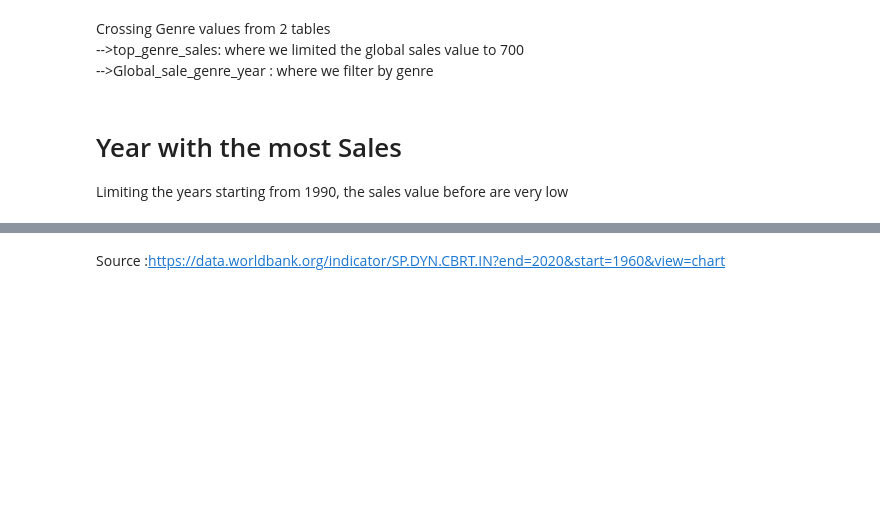
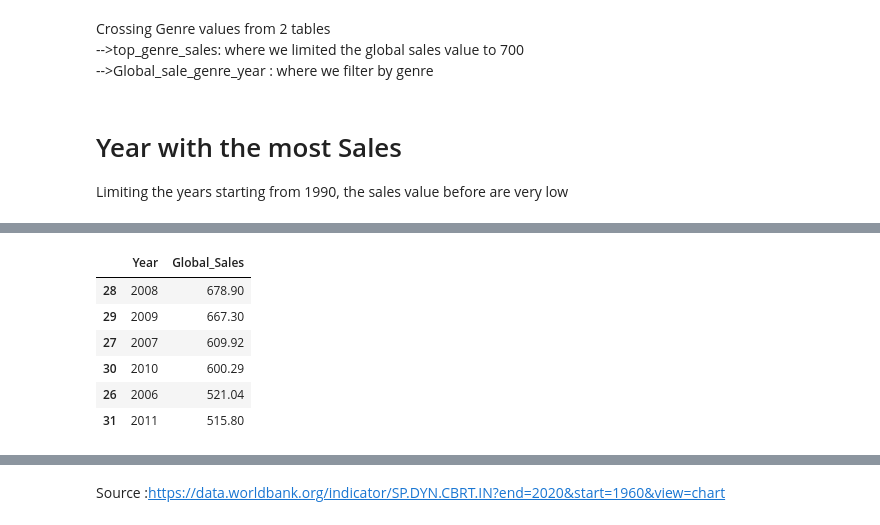
Before and after one commit to KirbyDream/APi_project, a Jupyter notebook: cleaning_VG.ipynb, the cells around one changed output, grey strips where cells are left out. Drawn from its saved outputs; the diff is of its cells as text; code cells hidden in the pictures; blank space fills up the shorter version.

```diff
--- a/cleaning_VG.ipynb
+++ b/cleaning_VG.ipynb
@@ -252,3 +328,16 @@ plt.xticks(rotation=60)
+# %%
+Global_sale_top_year = df_vg.groupby(by=["Year"])['Global_Sales'].sum().reset_index().sort_values(by = ["Year"], ascending = False)
+sort = Global_sale_top_year.sort_values('Global_Sales',ascending=False)
+
+sort.head(6)
+# %% [output]
+|  | Year | Global_Sales |
+| 28 | 2008 | 678.90 |
+| 29 | 2009 | 667.30 |
+| 27 | 2007 | 609.92 |
+| 30 | 2010 | 600.29 |
+| 26 | 2006 | 521.04 |
+| 31 | 2011 | 515.80 |
 # %%
 Global_sale_top_year = df_vg.groupby(by=["Year"])['Global_Sales'].sum().reset_index().sort_values(by = ["Year"], ascending = False)
 
```
Also changed, not shown: parts of 83 cells of this notebook, 2 other files.
